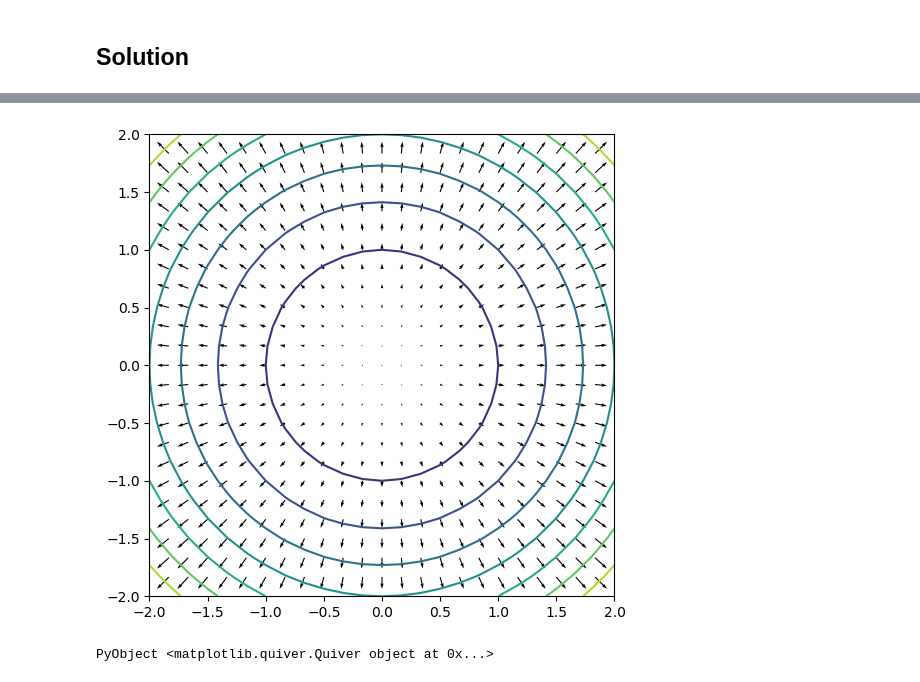
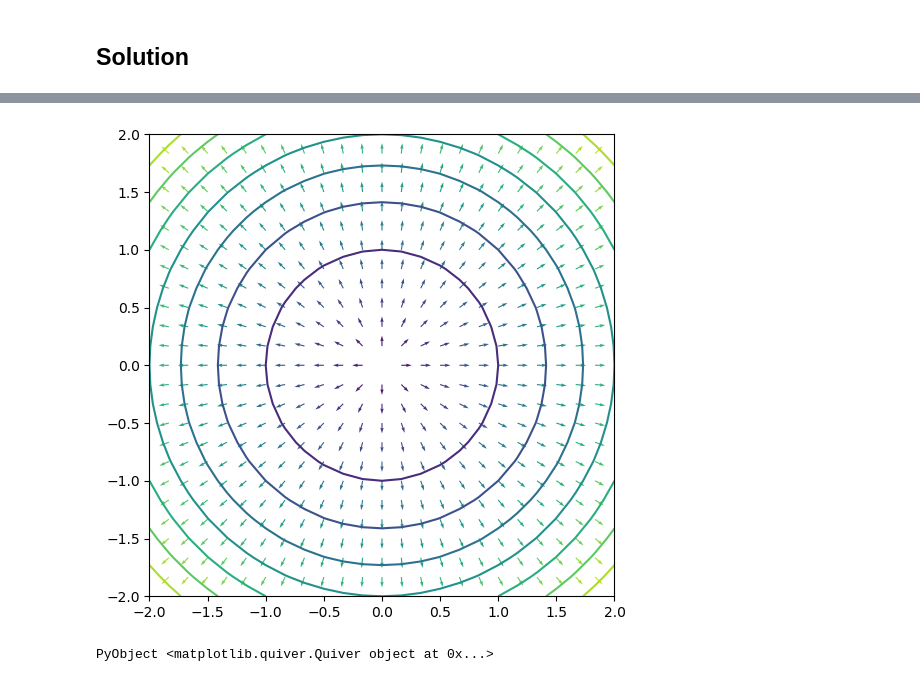
Before and after one commit to chaaland/classical-mechanics-ttm, a Jupyter notebook: Chapter3/Chapter3.ipynb, the cells around one changed output, grey strips where cells are left out. Drawn from its saved outputs; the diff is of its cells as text; code cells hidden in the pictures.

```diff
--- a/Chapter3/Chapter3.ipynb
+++ b/Chapter3/Chapter3.ipynb
@@ -77,14 +106,26 @@ Compute all first and second partial derivatives - including mixed derivatives -
 # %%
-x_vals = LinRange(-2,2,25)
-y_vals = LinRange(-2,2,25)
+x_vals = LinRange(-2, 2, 25)
+y_vals = LinRange(-2, 2, 25)
 
 figure(figsize=(6,6))
 X_mesh = [i for i in x_vals, j in y_vals]
 Y_mesh = [j for i in x_vals, j in y_vals]
 Z_mesh = X_mesh .^ 2 + Y_mesh .^ 2
 
-contour(X_mesh, Y_mesh, Z_mesh)
-quiver(X_mesh, Y_mesh, 2 * X_mesh, 2 * Y_mesh)
+x_plot = vec(X_mesh)
+y_plot = vec(Y_mesh)
+
+dx = 2 * x_plot
+dy = 2 * y_plot
+
+grad_field_norms = [hypot(dx[i],  dy[i]) for i in 1:length(x_plot)]
+max_norm = maximum(grad_field_norms)
+min_norm = minimum(grad_field_norms)
+
+contour(X_mesh, Y_mesh, Z_mesh);
+quiver(x_plot, y_plot,
+    dx ./ grad_field_norms, dy ./ grad_field_norms,
+    color=PyPlot.cm.viridis((grad_field_norms .- min_norm) / (max_norm - min_norm)), angles="xy");
 # %% [output]
-[figure, old version]
+[figure, new version]
 PyObject <matplotlib.quiver.Quiver object at 0x...>
```
Also changed, not shown: parts of 16 cells of this notebook.
